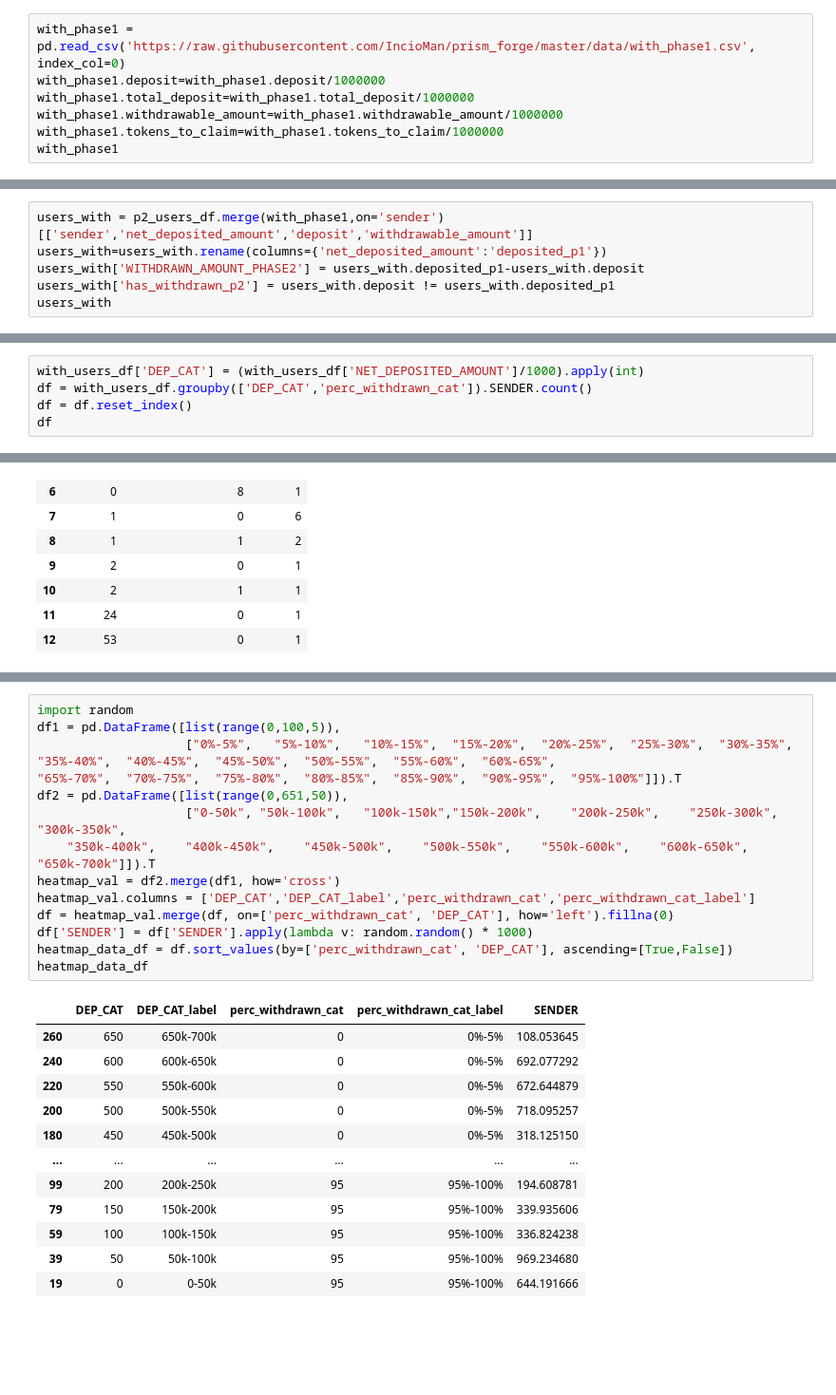
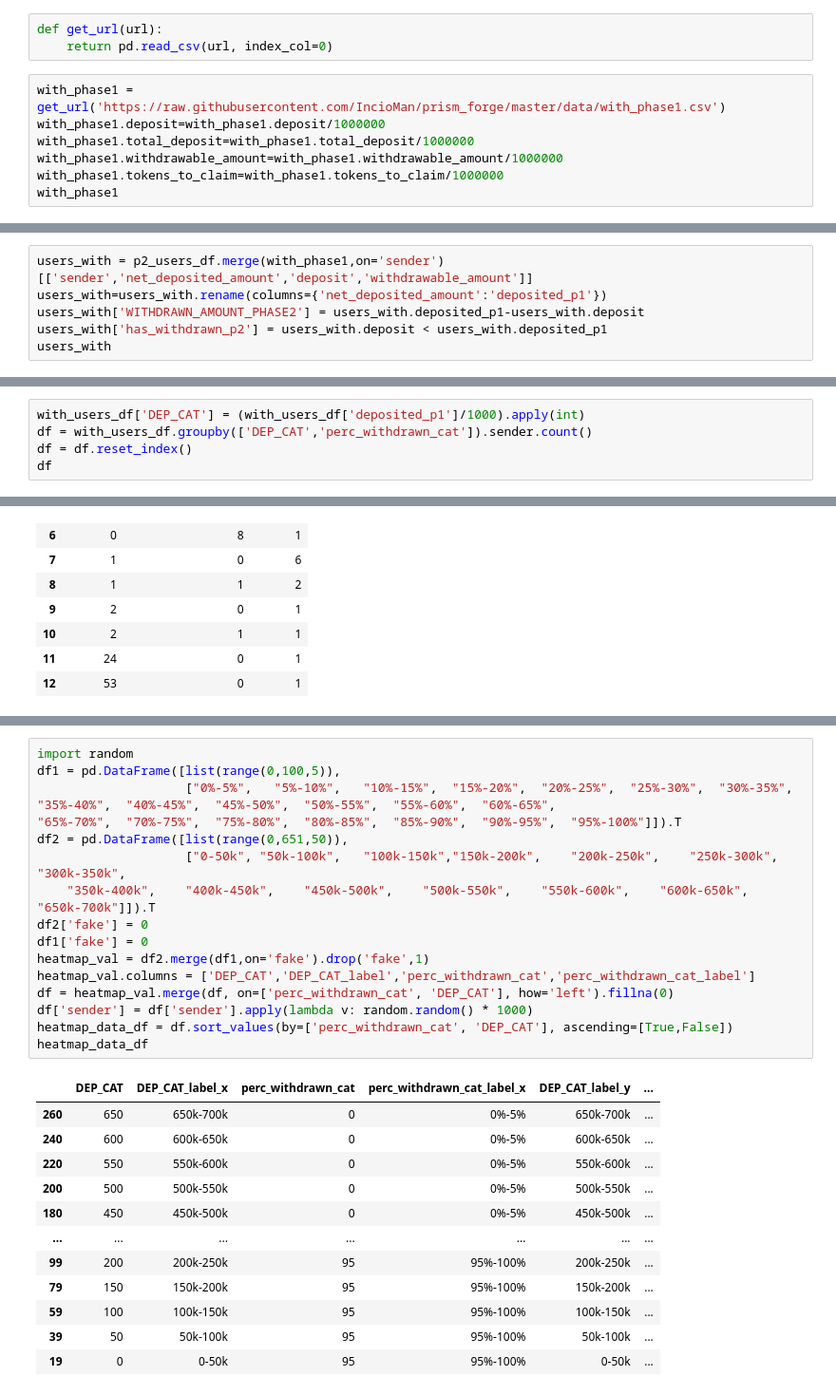
Before and after one commit to IncioMan/mars_lockdrop, a Jupyter notebook: notebook/Prism launch.ipynb, the cells around one changed output, grey strips where cells are left out. Shown at 95% size. Drawn from its saved outputs; the diff is of its cells as text; blank space fills up the shorter version.

Commit message:
phase 2

```diff
--- a/notebook/Prism launch.ipynb
+++ b/notebook/Prism launch.ipynb
@@ -49,5 +47,8 @@ user_stats_df
+# %%
+def get_url(url):
+    return pd.read_csv(url, index_col=0)
 # %%
-with_phase1 = pd.read_csv('https://raw.githubusercontent.com/IncioMan/prism_forge/master/data/with_phase1.csv', index_col=0)
+with_phase1 = get_url('https://raw.githubusercontent.com/IncioMan/prism_forge/master/data/with_phase1.csv')
 with_phase1.deposit=with_phase1.deposit/1000000
 with_phase1.total_deposit=with_phase1.total_deposit/1000000
 with_phase1.withdrawable_amount=with_phase1.withdrawable_amount/1000000
@@ -89,7 +112,7 @@ p2_users_df
 users_with = p2_users_df.merge(with_phase1,on='sender')[['sender','net_deposited_amount','deposit','withdrawable_amount']]
 users_with=users_with.rename(columns={'net_deposited_amount':'deposited_p1'})
 users_with['WITHDRAWN_AMOUNT_PHASE2'] = users_with.deposited_p1-users_with.deposit
-users_with['has_withdrawn_p2'] = users_with.deposit != users_with.deposited_p1
+users_with['has_withdrawn_p2'] = users_with.deposit < users_with.deposited_p1
 users_with
 # %% [output]
 |  | sender | deposited_p1 | deposit | withdrawable_amount | WITHDRAWN_AMOUNT_PHASE2 | has_withdrawn_p2 |
@@ -336,8 +363,8 @@ alt.Chart(p2_hourly_df.rename(columns=cols_dict)).mark_line(point=True).encode(
 # %% [output]
 [interactive output not drawn]
 # %%
-with_users_df['DEP_CAT'] = (with_users_df['NET_DEPOSITED_AMOUNT']/1000).apply(int)
-df = with_users_df.groupby(['DEP_CAT','perc_withdrawn_cat']).SENDER.count()
+with_users_df['DEP_CAT'] = (with_users_df['deposited_p1']/1000).apply(int)
+df = with_users_df.groupby(['DEP_CAT','perc_withdrawn_cat']).sender.count()
 df = df.reset_index()
 df
 # %% [output]
@@ -388,28 +434,30 @@ df
 # %%
 import random
 df1 = pd.DataFrame([list(range(0,100,5)),
                     ["0%-5%",	"5%-10%",	"10%-15%",	"15%-20%",	"20%-25%",	"25%-30%",	"30%-35%",
 "35%-40%",	"40%-45%",	"45%-50%",	"50%-55%",	"55%-60%",	"60%-65%",
 "65%-70%",	"70%-75%",	"75%-80%",	"80%-85%",	"85%-90%",	"90%-95%",	"95%-100%"]]).T
 df2 = pd.DataFrame([list(range(0,651,50)),
                     ["0-50k", "50k-100k",	"100k-150k","150k-200k",	"200k-250k",	"250k-300k",	"300k-350k",
 	"350k-400k",	"400k-450k",	"450k-500k",	"500k-550k",	"550k-600k",	"600k-650k", 	"650k-700k"]]).T
-heatmap_val = df2.merge(df1, how='cross')
+df2['fake'] = 0
+df1['fake'] = 0
+heatmap_val = df2.merge(df1,on='fake').drop('fake',1)
 heatmap_val.columns = ['DEP_CAT','DEP_CAT_label','perc_withdrawn_cat','perc_withdrawn_cat_label']
 df = heatmap_val.merge(df, on=['perc_withdrawn_cat', 'DEP_CAT'], how='left').fillna(0)
-df['SENDER'] = df['SENDER'].apply(lambda v: random.random() * 1000)
+df['sender'] = df['sender'].apply(lambda v: random.random() * 1000)
 heatmap_data_df = df.sort_values(by=['perc_withdrawn_cat', 'DEP_CAT'], ascending=[True,False])
 heatmap_data_df
 # %% [output]
-|  | DEP_CAT | DEP_CAT_label | perc_withdrawn_cat | perc_withdrawn_cat_label | SENDER |
-| 260 | 650 | 650k-700k | 0 | 0%-5% | 108.053645 |
-| 240 | 600 | 600k-650k | 0 | 0%-5% | 692.077292 |
-| 220 | 550 | 550k-600k | 0 | 0%-5% | 672.644879 |
-| 200 | 500 | 500k-550k | 0 | 0%-5% | 718.095257 |
-| 180 | 450 | 450k-500k | 0 | 0%-5% | 318.125150 |
-| ... | ... | ... | ... | ... | ... |
-| 99 | 200 | 200k-250k | 95 | 95%-100% | 194.608781 |
-| 79 | 150 | 150k-200k | 95 | 95%-100% | 339.935606 |
-| 59 | 100 | 100k-150k | 95 | 95%-100% | 336.824238 |
-| 39 | 50 | 50k-100k | 95 | 95%-100% | 969.234680 |
-| 19 | 0 | 0-50k | 95 | 95%-100% | 644.191666 |
+|  | DEP_CAT | DEP_CAT_label_x | perc_withdrawn_cat | perc_withdrawn_cat_label_x | DEP_CAT_label_y | ... |
+| 260 | 650 | 650k-700k | 0 | 0%-5% | 650k-700k | ... |
+| 240 | 600 | 600k-650k | 0 | 0%-5% | 600k-650k | ... |
+| 220 | 550 | 550k-600k | 0 | 0%-5% | 550k-600k | ... |
+| 200 | 500 | 500k-550k | 0 | 0%-5% | 500k-550k | ... |
+| 180 | 450 | 450k-500k | 0 | 0%-5% | 450k-500k | ... |
+| ... | ... | ... | ... | ... | ... | ... |
+| 99 | 200 | 200k-250k | 95 | 95%-100% | 200k-250k | ... |
+| 79 | 150 | 150k-200k | 95 | 95%-100% | 150k-200k | ... |
+| 59 | 100 | 100k-150k | 95 | 95%-100% | 100k-150k | ... |
+| 39 | 50 | 50k-100k | 95 | 95%-100% | 50k-100k | ... |
+| 19 | 0 | 0-50k | 95 | 95%-100% | 0-50k | ... |
```
Also changed, not shown: parts of 24 cells of this notebook, 9 other files.
